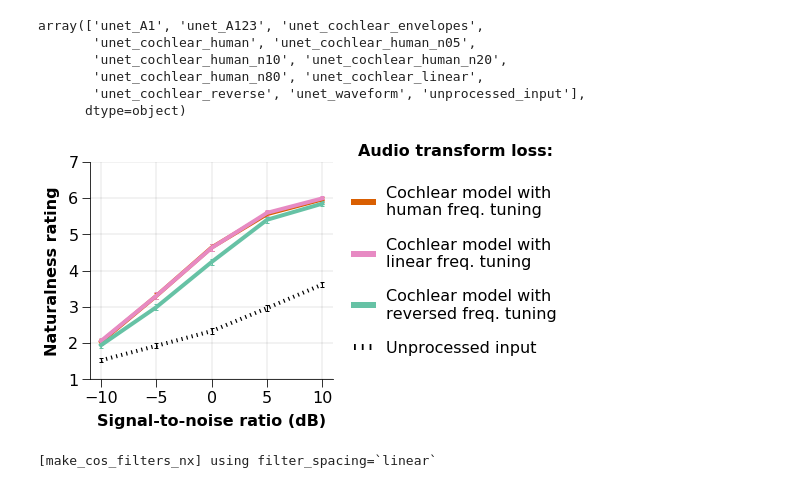
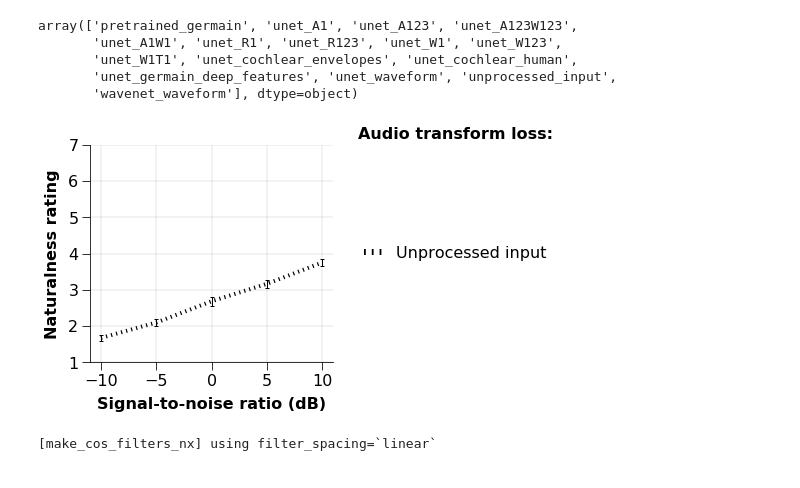
Before and after one commit to msaddler/auditory-model-denoising, a Jupyter notebook: notebook_scratch.ipynb, the cells around one changed output. Saved outputs shown, nothing was run; the diff lists cells and outputs as text; code cells hidden in the pictures.

```diff
--- a/notebook_scratch.ipynb
+++ b/notebook_scratch.ipynb
@@ -11,18 +14,17 @@ import util_cochlear_model
 
 pd.set_option('display.max_rows', 100)
 # %%
-# df = pd.read_csv('data/mturk_experiment_1_results_interspeech2021.csv')
-df = pd.read_csv('data/mturk_experiment_2_results_interspeech2021.csv')
+df = pd.read_csv('data/mturk_experiment_1_results_interspeech2021.csv')
+# df = pd.read_csv('data/mturk_experiment_2_results_interspeech2021.csv')
 
 df_tmp = df.groupby(['model', 'snr']).agg({"naturalness": ["count", "mean", "sem"]}).reset_index()
 df_tmp['model'].unique()
 # %% [output]
-array(['unet_A1', 'unet_A123', 'unet_cochlear_envelopes',
-       'unet_cochlear_human', 'unet_cochlear_human_n05',
-       'unet_cochlear_human_n10', 'unet_cochlear_human_n20',
-       'unet_cochlear_human_n80', 'unet_cochlear_linear',
-       'unet_cochlear_reverse', 'unet_waveform', 'unprocessed_input'],
-      dtype=object)
+array(['pretrained_germain', 'unet_A1', 'unet_A123', 'unet_A123W123',
+       'unet_A1W1', 'unet_R1', 'unet_R123', 'unet_W1', 'unet_W123',
+       'unet_W1T1', 'unet_cochlear_envelopes', 'unet_cochlear_human',
+       'unet_germain_deep_features', 'unet_waveform', 'unprocessed_input',
+       'wavenet_waveform'], dtype=object)
 # %%
 list_model = [
 #     'unet_cochlear_human',
@@ -30,9 +32,9 @@ list_model = [
 #     'unet_waveform',
 #     'unet_R123',
 
-    'unet_cochlear_human',
-    'unet_cochlear_linear',
-    'unet_cochlear_reverse',
+#     'unet_cochlear_human',
+#     'unet_cochlear_linear',
+#     'unet_cochlear_reverse',
 #     'unet_cochlear_human_n05',
 #     'unet_cochlear_human_n10',
 #     'unet_cochlear_human_n20',
@@ -93,34 +95,34 @@ ax.grid(linewidth=0.1, color='k')
 for spine_key in ['top', 'right']:
     ax.spines[spine_key].set_visible(False)
 
 for spine_key in ['top', 'right', 'bottom', 'left']:
     ax_arr[1].spines[spine_key].set_visible(False)
 ax_arr[1].set_xticks([])
 ax_arr[1].set_yticks([])
 
 legend_kwargs = {
     'loc': 'center',
     'borderpad': 0,
     'borderaxespad': 0,
     'handletextpad': 0.8,
     'frameon': False,
     'handlelength': 1.2,
     'markerscale': 1.0,
     'fontsize': 16,
     'labelspacing': 1.2
 }
 
 handles, labels = ax.get_legend_handles_labels()
 handles = [h[0] for h in handles]
 leg = ax_arr[1].legend(handles, labels, **legend_kwargs)
 for legobj in leg.legendHandles:
     legobj.set_linewidth(6)
 
 ax_arr[1].set_title('Audio transform loss:', fontsize=16, fontweight='bold')
 
 plt.show()
 # %% [output]
-[figure, old version]
+[figure, new version]
 # %%
 
 # str_title='Human frequency tuning'; color='#d95f02'; filter_spacing='erb'
```
Also changed, not shown: parts of 4 cells of this notebook.
